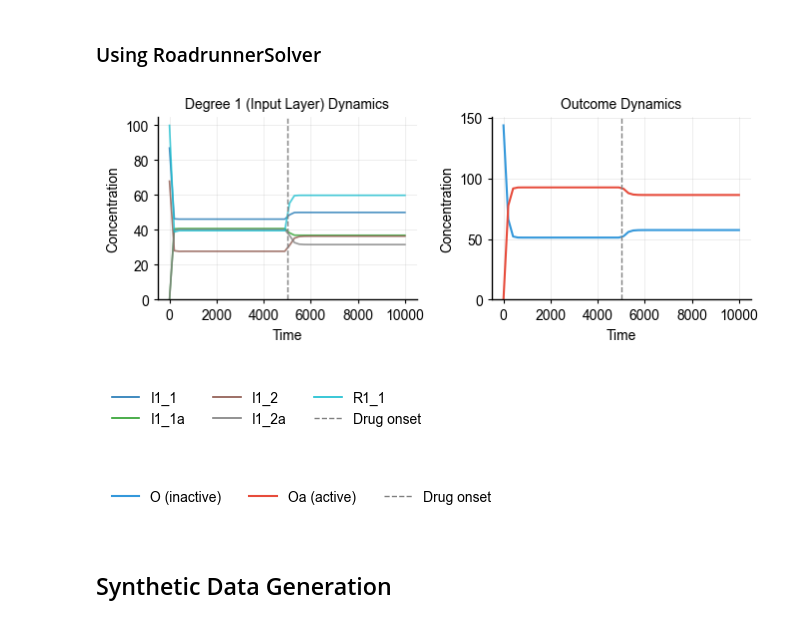
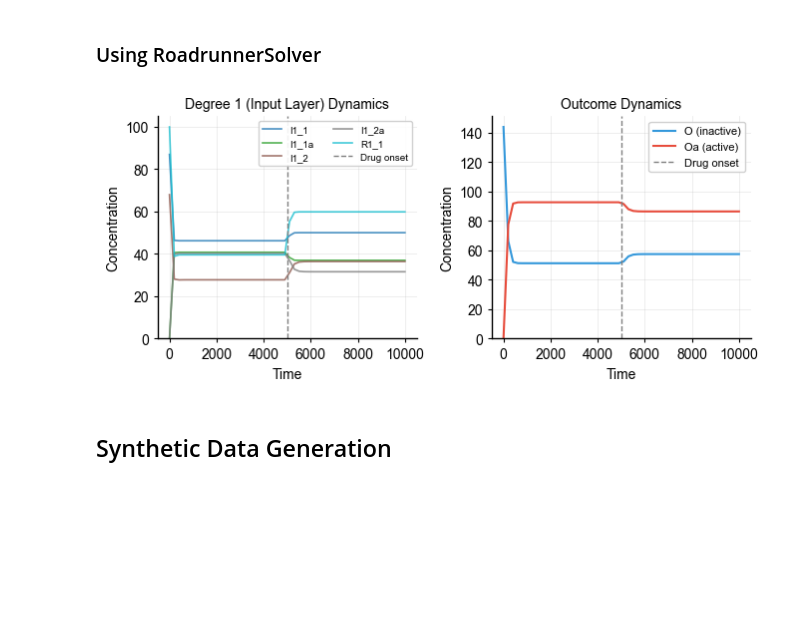
Before and after one commit to synthetic-models/synthetic, a Jupyter notebook: examples/full_example.ipynb, the cells around one changed output. Saved outputs shown, nothing was run; the diff lists cells and outputs as text; code cells hidden in the pictures; blank space fills up the shorter version.

```diff
--- a/examples/full_example.ipynb
+++ b/examples/full_example.ipynb
@@ -308,60 +276,43 @@ sbml = vc.model.get_sbml_model()
 solver = RoadrunnerSolver()
 solver.compile(sbml)
 
 timecourse = solver.simulate(start=0, stop=10000, step=50)
 
 fig_width_mm = 174
-fig_height_mm = 70
+fig_height_mm = 80
 fig, axes = plt.subplots(1, 2, figsize=(fig_width_mm * MM_TO_INCHES, fig_height_mm * MM_TO_INCHES))
 
 # Sort species alphabetically for consistent ordering across solvers
 degree1_species = sorted([s for s in timecourse.columns if s.startswith('R1') or s.startswith('I1')])
 colors = plt.cm.tab10(np.linspace(0, 1, len(degree1_species[:5])))
 for i, species in enumerate(degree1_species[:5]):
-    axes[0].plot(timecourse['time'], timecourse[species], color=colors[i], alpha=0.8, linewidth=1.2)
-axes[0].axvline(x=5000, color='gray', linestyle='--', linewidth=1)
+    axes[0].plot(timecourse['time'], timecourse[species], color=colors[i], alpha=0.8, linewidth=1.2, label=species)
+axes[0].axvline(x=5000, color='gray', linestyle='--', linewidth=1, label='Drug onset')
 axes[0].set_title('Degree 1 (Input Layer) Dynamics', fontsize=FONT_SIZE)
 axes[0].set_xlabel('Time', fontsize=FONT_SIZE)
 axes[0].set_ylabel('Concentration', fontsize=FONT_SIZE)
 axes[0].set_ylim(bottom=0)
 axes[0].grid(True, alpha=0.3, linewidth=0.5)
 axes[0].tick_params(axis='both', labelsize=FONT_SIZE)
+axes[0].legend(fontsize=7, loc='upper right', ncol=2, framealpha=0.9)
 
-axes[1].plot(timecourse['time'], timecourse['O'], linewidth=1.5, color='#3498db')
-axes[1].plot(timecourse['time'], timecourse['Oa'], linewidth=1.5, color='#e74c3c')
-axes[1].axvline(x=5000, color='gray', linestyle='--', linewidth=1)
+axes[1].plot(timecourse['time'], timecourse['O'], linewidth=1.5, color='#3498db', label='O (inactive)')
+axes[1].plot(timecourse['time'], timecourse['Oa'], linewidth=1.5, color='#e74c3c', label='Oa (active)')
+axes[1].axvline(x=5000, color='gray', linestyle='--', linewidth=1, label='Drug onset')
 axes[1].set_title('Outcome Dynamics', fontsize=FONT_SIZE)
 axes[1].set_xlabel('Time', fontsize=FONT_SIZE)
 axes[1].set_ylabel('Concentration', fontsize=FONT_SIZE)
 axes[1].set_ylim(bottom=0)
 axes[1].grid(True, alpha=0.3, linewidth=0.5)
 axes[1].tick_params(axis='both', labelsize=FONT_SIZE)
+axes[1].legend(fontsize=8, loc='best', framealpha=0.9)
 
 sns.despine()
 plt.tight_layout()
+plt.savefig('../docs/images/timecourse_roadrunner.png', dpi=200, bbox_inches='tight')
 plt.show()
-
-# Separate legend figures
-legend_fig1, legend_ax1 = plt.subplots(figsize=(50 * MM_TO_INCHES, 20 * MM_TO_INCHES))
-handles1 = [plt.Line2D([0], [0], color=colors[i], lw=1.2, label=species) for i, species in enumerate(degree1_species[:5])]
-handles1.append(plt.Line2D([0], [0], color='gray', lw=1, linestyle='--', label='Drug onset'))
-legend_ax1.legend(handles=handles1, loc='center', frameon=False, fontsize=FONT_SIZE, ncol=3)
-legend_ax1.axis('off')
-plt.show()
-
-legend_fig2, legend_ax2 = plt.subplots(figsize=(40 * MM_TO_INCHES, 15 * MM_TO_INCHES))
-handles2 = [
-    plt.Line2D([0], [0], color='#3498db', lw=1.5, label='O (inactive)'),
-    plt.Line2D([0], [0], color='#e74c3c', lw=1.5, label='Oa (active)'),
-    plt.Line2D([0], [0], color='gray', lw=1, linestyle='--', label='Drug onset')
-]
-legend_ax2.legend(handles=handles2, loc='center', frameon=False, fontsize=FONT_SIZE, ncol=3)
-legend_ax2.axis('off')
-plt.show()
 # %% [output]
-[figure, old version]
+[figure, new version]
-[figure, removed]
-[figure, removed]
 # %% [markdown]
 ## Synthetic Data Generation
 # %%
```
Also changed, not shown: parts of 7 cells of this notebook, 18 other files.
